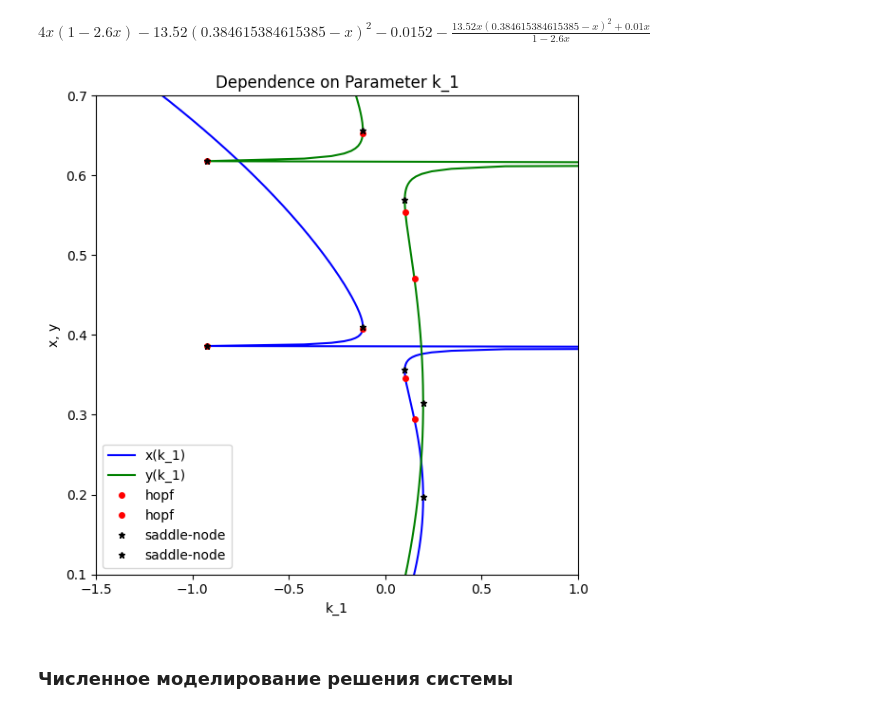
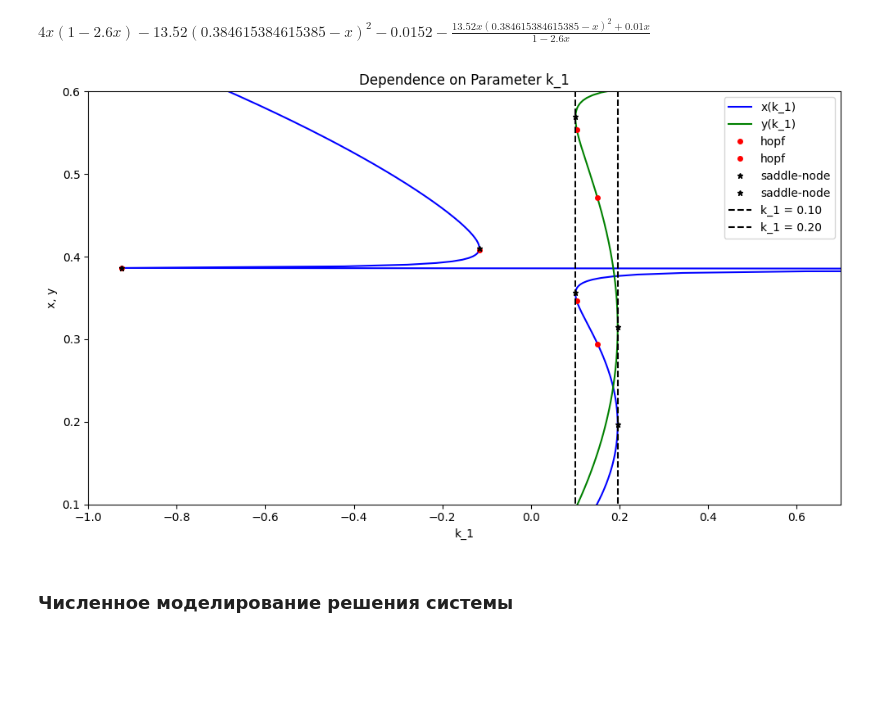
Before and after one commit to luseno4ek/CTMM, a Jupyter notebook: bifurcation-diagram/analysis.ipynb, the cells around one changed output. Saved outputs shown, nothing was run; the diff lists cells and outputs as text; code cells hidden in the pictures; blank space fills up the shorter version.

```diff
--- a/bifurcation-diagram/analysis.ipynb
+++ b/bifurcation-diagram/analysis.ipynb
@@ -315,28 +315,31 @@ x_saddle_points = x_arr[dA_mask]
 y_saddle_points = y_plot[dA_mask]
 k1_saddle_point = k1_plot[dA_mask]
 # %%
-plt.figure(figsize=(6, 6))
+plt.figure(figsize=(10, 6))
 plt.title('Dependence on Parameter k_1')
 plt.plot(k1_plot, x_arr, 'b-', markersize=1, label='x(k_1)')
 plt.plot(k1_plot, y_plot, 'g-', label='y(k_1)')
 
 plt.plot(k1_hopf_point, x_hopf_points, 'ro', markersize=4, label='hopf')
 plt.plot(k1_hopf_point, y_hopf_points, 'ro', markersize=4, label='hopf')
 
 plt.plot(k1_saddle_point, x_saddle_points, 'k*', markersize=5, label='saddle-node')
 plt.plot(k1_saddle_point, y_saddle_points, 'k*', markersize=5, label='saddle-node')
 
+for point in np.sort(k1_saddle_point)[2:]:
+    plt.plot([point]*500, x_arr, 'k--', label=f'k_1 = {round(point, 2)}')
+
 ax = plt.gca()
 ax.set_xlabel('k_1')
 ax.set_ylabel('x, y')
-ax.set_xlim([-1.5, 1])
-ax.set_ylim([0.1, 0.7])
+ax.set_xlim([-1, 0.7])
+ax.set_ylim([0.1, 0.6])
 
 plt.legend()
 plt.tight_layout()
 plt.show()
 # %% [output]
-[figure, old version]
+[figure, new version]
 # %% [markdown]
 ### Численное моделирование решения системы
 # %% [markdown]
```
Also changed, not shown: parts of 6 cells of this notebook.
